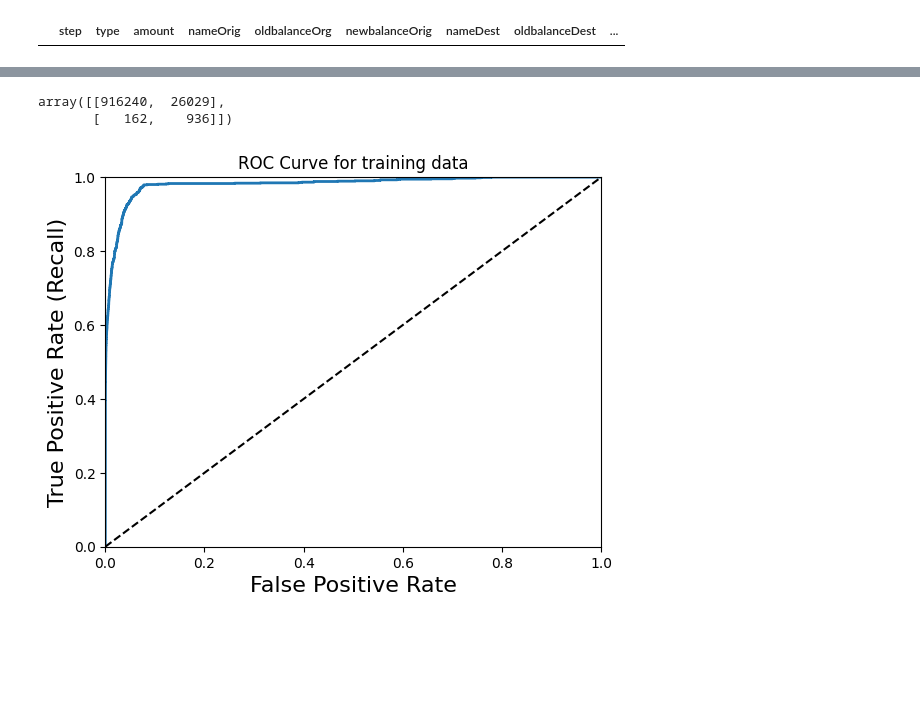
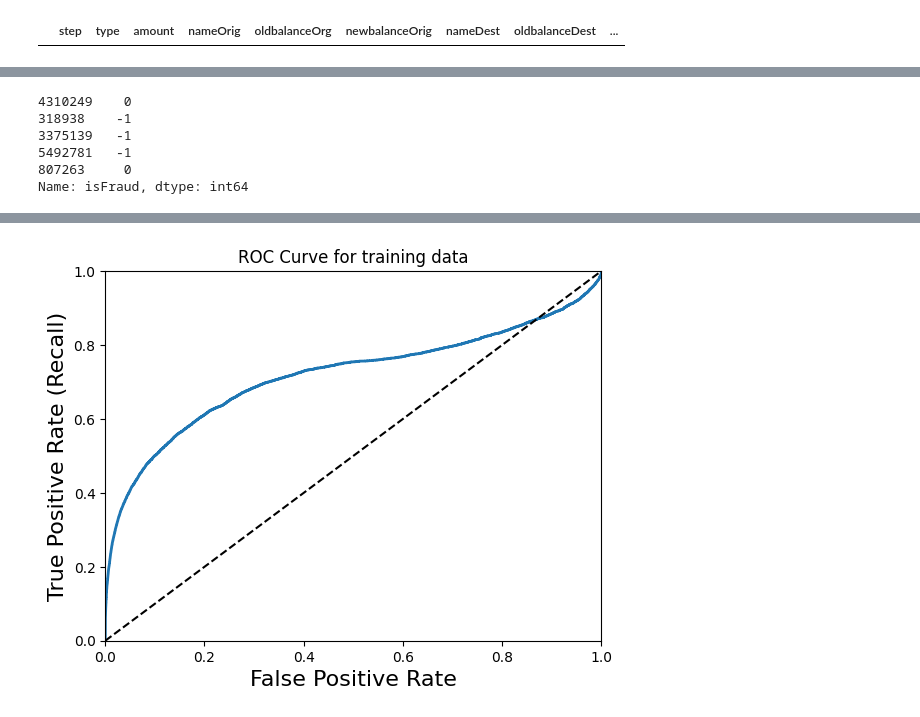
Before and after one commit to rtiwari6-stats/fraud-classifier, a Jupyter notebook: Online_Payments_Fraud_Detection.ipynb, the cells around one changed output, grey strips where cells are left out. Saved outputs shown, nothing was run; the diff lists cells and outputs as text; code cells hidden in the pictures; blank space fills up the shorter version.

```diff
--- a/Online_Payments_Fraud_Detection.ipynb
+++ b/Online_Payments_Fraud_Detection.ipynb
@@ -8,7 +8,7 @@ import pandas as pd
 import numpy as np
 import matplotlib.pyplot as plt
 
-data = pd.read_csv("fraud-full.csv")
+data = pd.read_csv("drive/MyDrive/fraud-full.csv")
 
 data.head()
 # %% [output]
@@ -578,23 +522,43 @@ Weighted Logistic regression intercept [-10.87808806]
+# %%
+#residual analysis
+pred_X_values = [1 if prob > threshold[0] else 0 for prob in pred_X]
+res = y - pred_X_values
+res.head()
+# %% [output]
+4310249    0
+318938    -1
+3375139   -1
+5492781   -1
+807263     0
+Name: isFraud, dtype: int64
 # %%
+import statsmodels.api as sm
 #Consider polynomial features
+#step amount	oldbalanceOrg	newbalanceOrig	oldbalanceDest	newbalanceDest (6)
+# step*amount step*oldbalanceorg step*newbalanceOrig step*oldbalanceDest newBalanceDest (5)
+# amount*oldbalanceOrg amount*newbalanceOrig amount*oldbalanceDest amount*newbalanceDest (4)
+# oldbalanceOrg*newbalanceOrig oldbalanceOrg*oldbalanceDest oldbalanceOrg*newbalanceDest (3)
+# (2)
+# (1)
+# total=21.
 from sklearn.preprocessing import PolynomialFeatures
 from sklearn.preprocessing import StandardScaler
-poly = PolynomialFeatures(degree = 2, interaction_only=False, include_bias=False)
-X_poly = poly.fit_transform(X_formula)
+poly = PolynomialFeatures(degree = 2, interaction_only=True, include_bias=False)
+X_formula = X.loc[:, ['step', 'amount', 'newbalanceOrig','newbalanceDest']]
+poly = poly.fit(X_formula)
+X_poly = poly.transform(X_formula)
 StandardScaler = StandardScaler()
-X_poly = StandardScaler.fit_transform(X_poly)
-from sklearn.linear_model import LogisticRegression
-from sklearn.metrics import roc_auc_score
-from sklearn.metrics import precision_score
-from sklearn.metrics import recall_score
-from sklearn.metrics import roc_curve, f1_score
-from sklearn.metrics import classification_report, confusion_matrix
-log_reg = LogisticRegression(random_state=42, class_weight='balanced', max_iter=1000)
-log_reg.fit(X_poly,y)
+StandardScaler = StandardScaler.fit(X_poly)
+X_poly = StandardScaler.transform(X_poly)
 
-pred_X = log_reg.predict(X_poly)
-y_score = log_reg.predict_proba(X_poly)[:,1]
-fpr, tpr, threshold =roc_curve(y, y_score)
+glm_mod_3 = sm.Logit(y, X_poly).fit()
+print(glm_mod_3.summary())
+
+from sklearn.metrics import roc_curve, auc
+import pylab as pl
+
+pred_X = glm_mod_3.predict(X_poly)
+fpr, tpr, threshold =roc_curve(y, pred_X)
 roc_auc = auc(fpr, tpr)
 print("Area under the ROC curve for training set : %f" % roc_auc)
 
@@ -612,9 +576,27 @@ roc_t = roc.iloc[(roc.tf-0).abs().argsort()[:1]]
 
 threshold = list(roc_t['threshold'])
 print('Optimal threshold is', threshold)
+#rmse
+print("Average error on training set is ", np.mean(y != pred_X))
 
-# Print confusion Matrix
-pred_X = [1 if prob > threshold[0] else 0 for prob in pred_X]
-from sklearn.metrics import confusion_matrix
-confusion_matrix(y, pred_X)
+#metrics for test data
+
+#X_test[numeric_columns] = standard_scalar.transform(X_test[numeric_columns])
+X_test_formula = X_test.loc[:, ['step', 'amount', 'newbalanceOrig','newbalanceDest']]
+X_poly_test = poly.transform(X_test_formula)
+X_poly_test = StandardScaler.transform(X_poly_test)
+pred_X_test = glm_mod_3.predict(X_poly_test)
+pred_X_test = [1 if prob > threshold[0] else 0 for prob in pred_X_test]
+
+#rmse
+print("Average error on test set is ", np.mean(y_test != pred_X_test))
+
+print(confusion_matrix(y_test, pred_X_test))
+
+from sklearn.metrics import precision_score
+from sklearn.metrics import recall_score
+precision = precision_score(y_test,pred_X_test)
+print(" Precision score: ", precision )
+recall = recall_score(y_test,pred_X_test)
+print ("Recall score:", recall)
 # %% [output]
@@ -623,3 +620 @@ Optimal threshold is [0.40440576680251356]
-array([[916240,  26029],
-       [   162,    936]])
-[figure, old version]
+[figure, new version]
```
Also changed, not shown: parts of 40 cells of this notebook.
